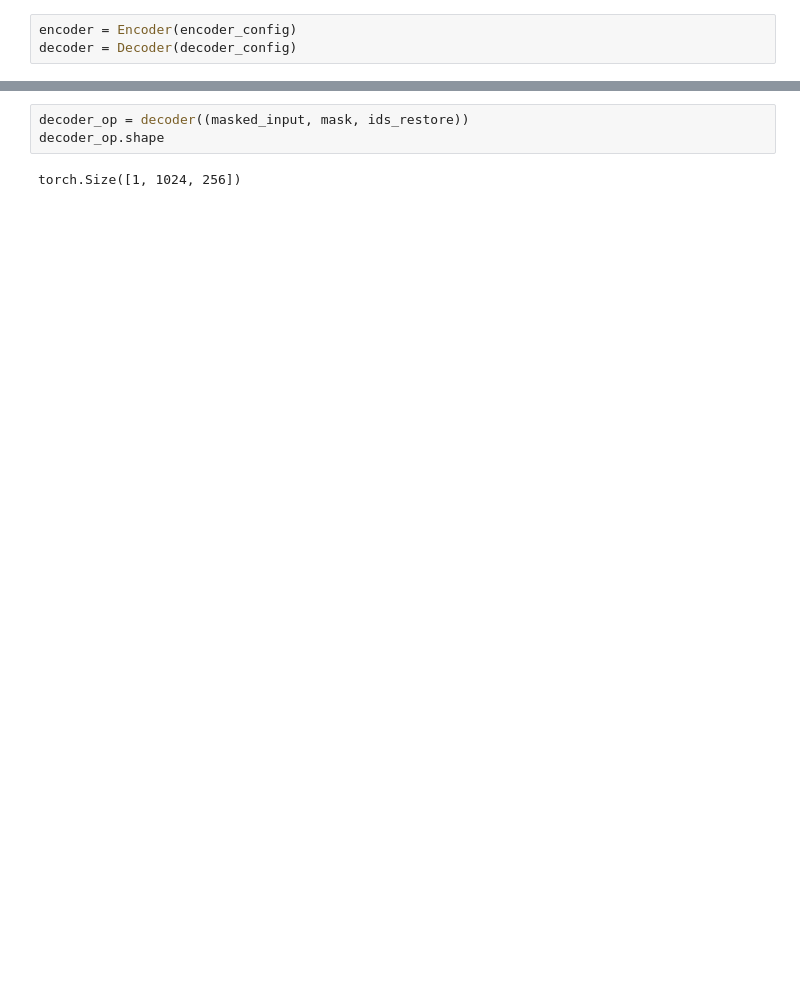
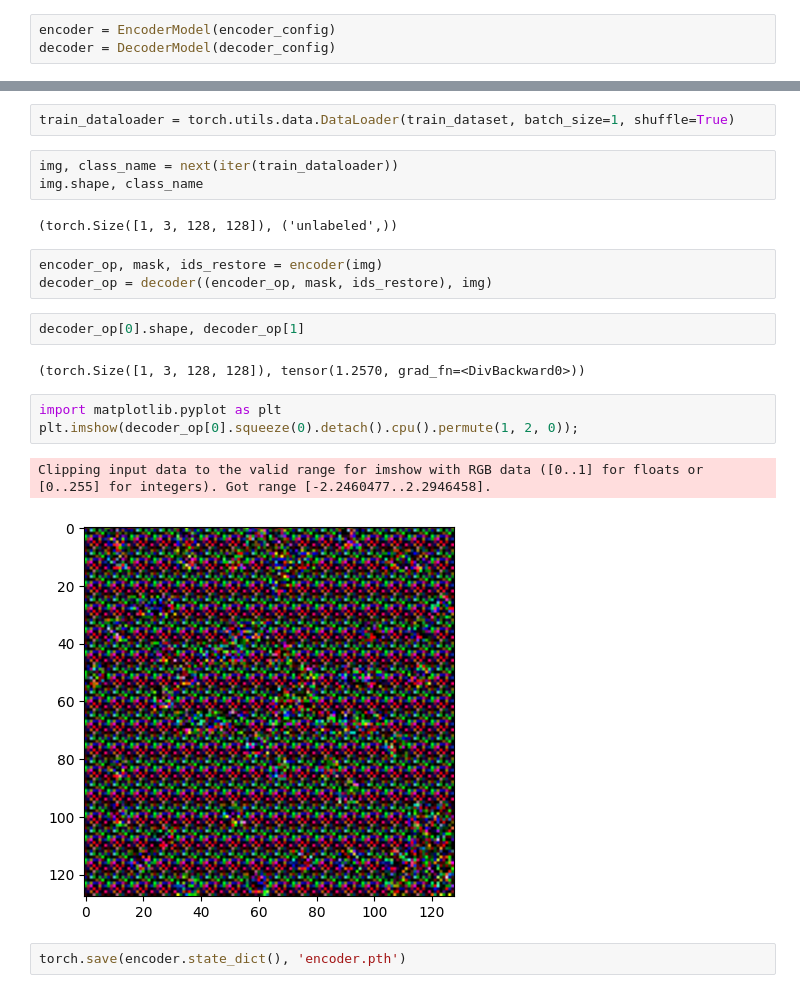
Before and after one commit to sathishkumar67/Noisy_Birds, a Jupyter notebook: testing.ipynb, the cells around one changed output, grey strips where cells are left out. Saved outputs shown, nothing was run; the diff lists cells and outputs as text; blank space fills up the shorter version.

```diff
--- a/testing.ipynb
+++ b/testing.ipynb
@@ -32,5 +33,5 @@ decoder_config = DecoderConfig(
     num_image_tokens=None
 )
 # %%
-encoder = Encoder(encoder_config)
-decoder = Decoder(decoder_config)
+encoder = EncoderModel(encoder_config)
+decoder = DecoderModel(decoder_config)
@@ -49,5 +38,22 @@ label.shape, masked_input.shape
-# %%
-decoder_op = decoder((masked_input, mask, ids_restore))
-decoder_op.shape
-# %% [output]
-torch.Size([1, 1024, 256])
+# %%
+train_dataloader = torch.utils.data.DataLoader(train_dataset, batch_size=1, shuffle=True)
+# %%
+img, class_name = next(iter(train_dataloader))
+img.shape, class_name
+# %% [output]
+(torch.Size([1, 3, 128, 128]), ('unlabeled',))
+# %%
+encoder_op, mask, ids_restore = encoder(img)
+decoder_op = decoder((encoder_op, mask, ids_restore), img)
+# %%
+decoder_op[0].shape, decoder_op[1]
+# %% [output]
+(torch.Size([1, 3, 128, 128]), tensor(1.2570, grad_fn=<DivBackward0>))
+# %%
+import matplotlib.pyplot as plt
+plt.imshow(decoder_op[0].squeeze(0).detach().cpu().permute(1, 2, 0));
+# %% [output]
+Clipping input data to the valid range for imshow with RGB data ([0..1] for floats or [0..255] for integers). Got range [-2.2460477..2.2946458].
+[figure, added]
+# %%
+torch.save(encoder.state_dict(), 'encoder.pth')
```
Also changed, not shown: parts of 6 cells of this notebook, 1 other file.
